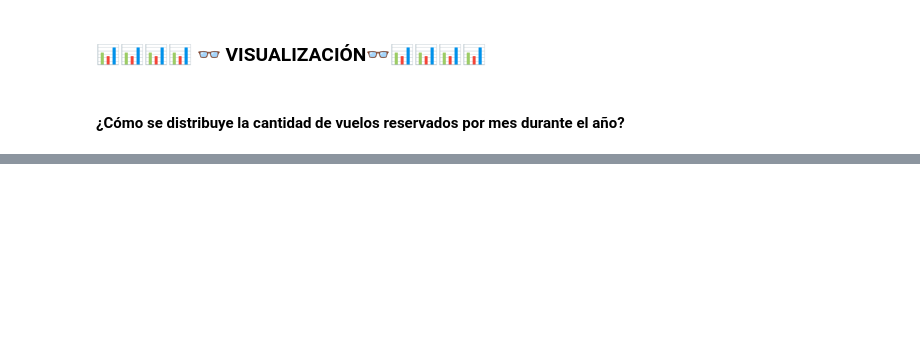
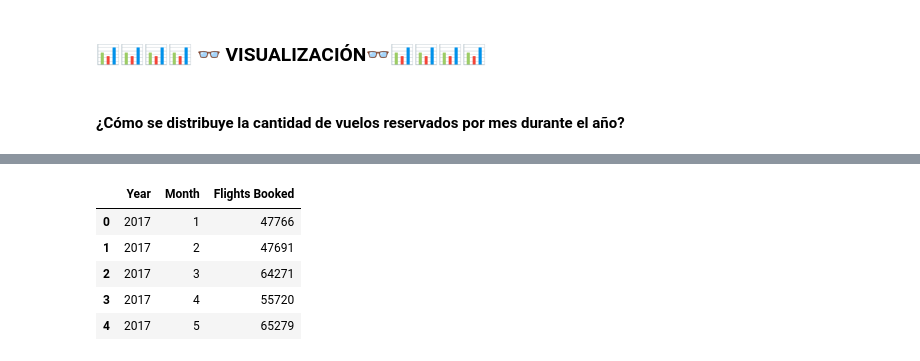
Before and after one commit to Adalab/bda-modulo-3-evaluacion-final-NuriaSalasVazquez, a Jupyter notebook: EDA.ipynb, the cells around one changed output, grey strips where cells are left out. Cells and saved outputs as stored; diff of their text form; code cells hidden in the pictures; blank space fills up the shorter version.

```diff
--- a/EDA.ipynb
+++ b/EDA.ipynb
@@ -413,0 +430,10 @@ memory usage: 3.3+ MB
+# %%
+df_grouped = df_union.groupby(['Year', 'Month'])['Flights Booked'].sum().reset_index()
+df_grouped.head()
+# %% [output]
+|  | Year | Month | Flights Booked |
+| 0 | 2017 | 1 | 47766 |
+| 1 | 2017 | 2 | 47691 |
+| 2 | 2017 | 3 | 64271 |
+| 3 | 2017 | 4 | 55720 |
+| 4 | 2017 | 5 | 65279 |
```
Also changed, not shown: parts of 11 cells of this notebook.
